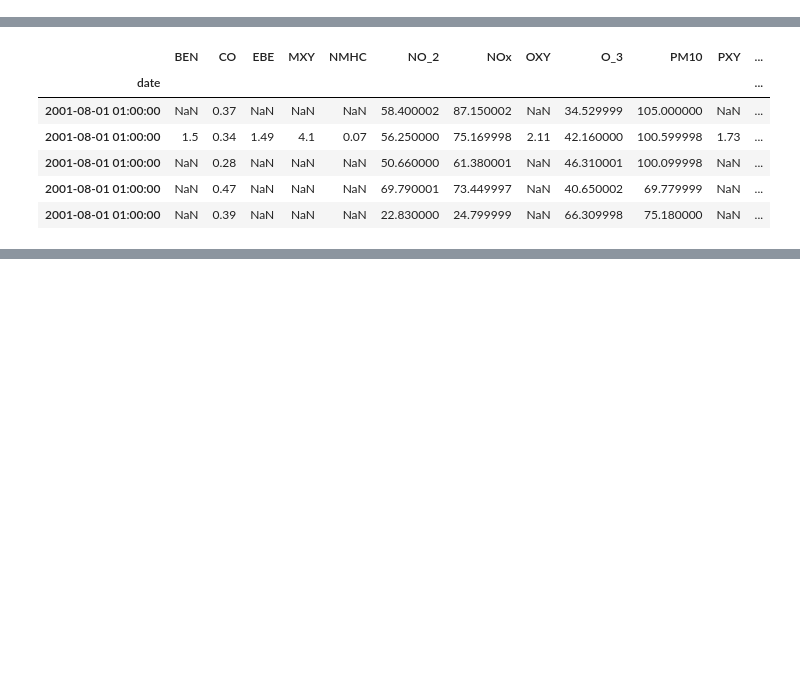
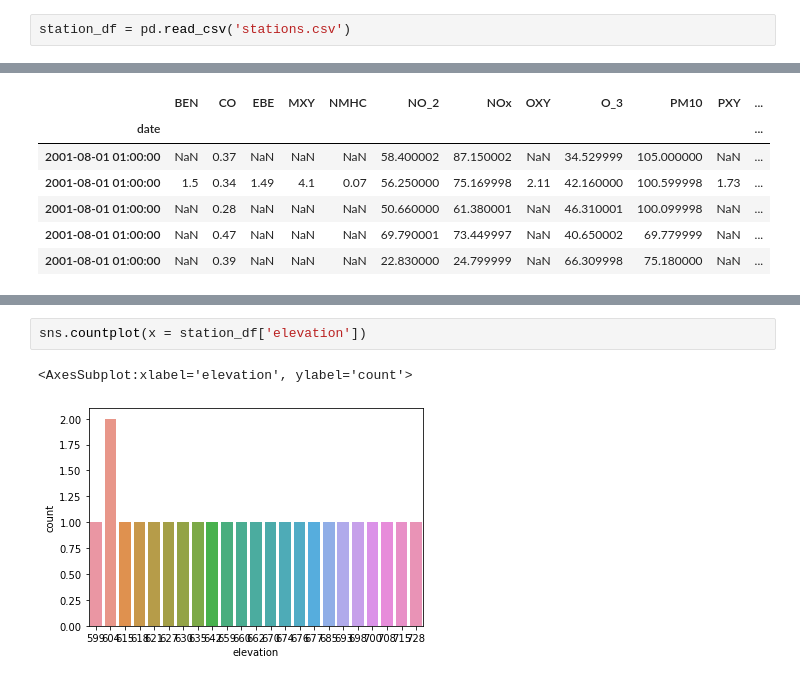
Before and after one commit to lisachukwu/PP22-W607, a Jupyter notebook: W706.ipynb, the cells around one changed output, grey strips where cells are left out. Saved outputs shown, nothing was run; the diff lists cells and outputs as text; blank space fills up the shorter version.

Commit message:
Visualizing the station dataset

```diff
--- a/W706.ipynb
+++ b/W706.ipynb
@@ -12,6 +19,8 @@ for index,file in enumerate(files):
 # %%
 # merging all csv files
 df = pd.concat(files)
+# %%
+station_df = pd.read_csv('stations.csv')
 # %%
 df.info()
 # %% [output]
@@ -44,0 +81,5 @@ df.head()
+# %%
+sns.countplot(x = station_df['elevation'])
+# %% [output]
+<AxesSubplot:xlabel='elevation', ylabel='count'>
+[figure, added]
```
Also changed, not shown: parts of 11 cells of this notebook.
